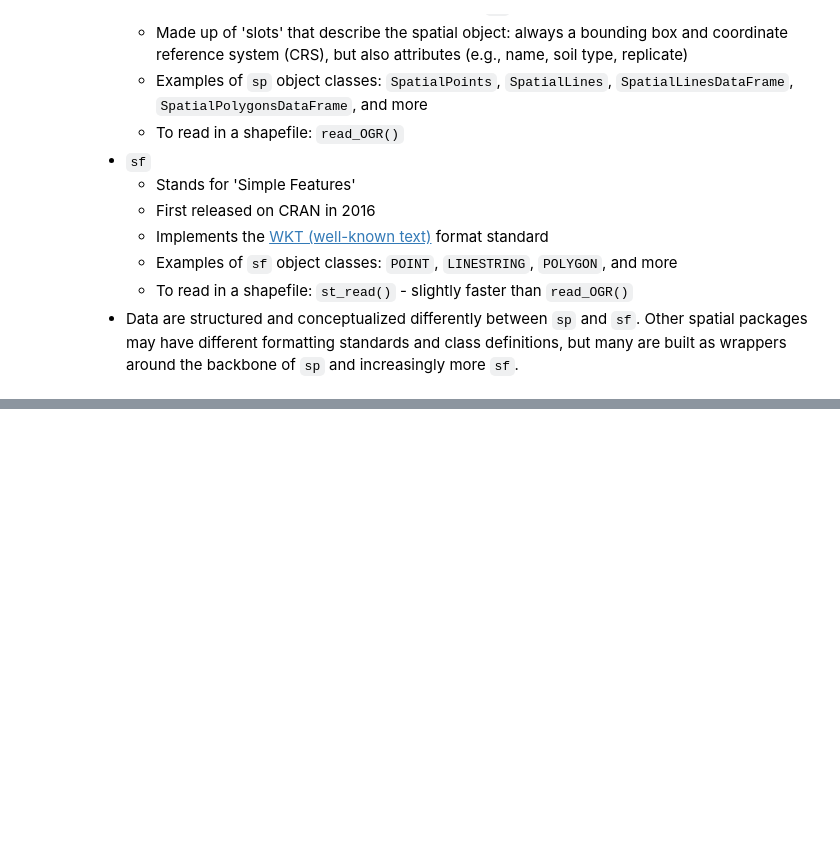
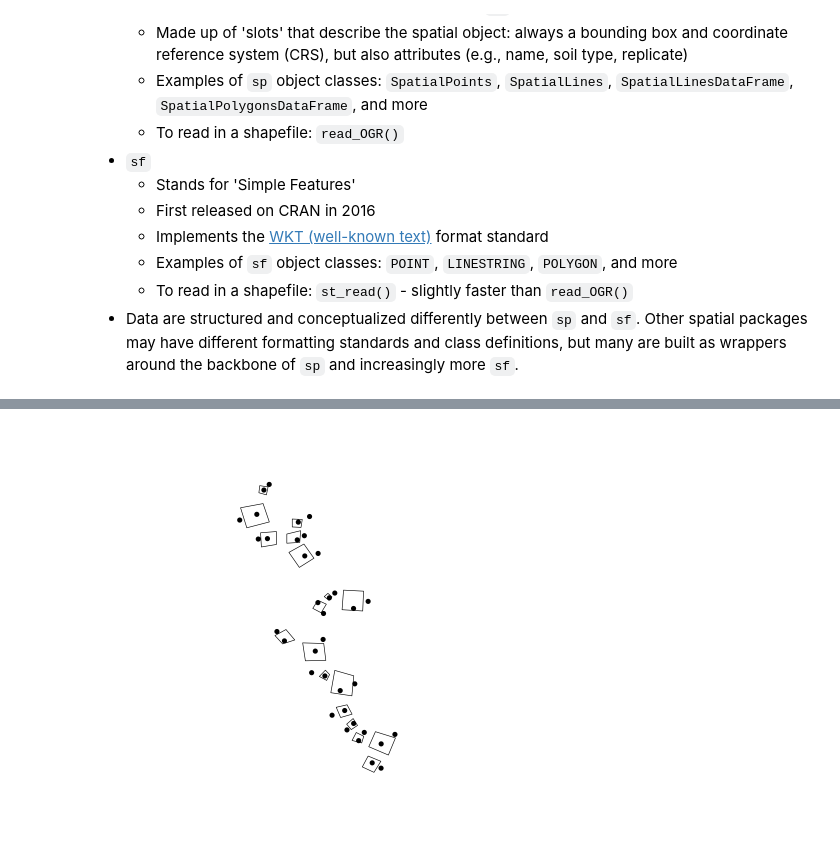
Before and after one commit to annaspiers/spatial-data_mapping_RLadies, a Jupyter notebook: tutorial.ipynb, the cells around one changed output, grey strips where cells are left out. Saved outputs shown, nothing was run; the diff lists cells and outputs as text; code cells hidden in the pictures; blank space fills up the shorter version.

```diff
--- a/tutorial.ipynb
+++ b/tutorial.ipynb
@@ -140,0 +245,9 @@ To do
+# %%
+# Transform fragments object to have same CRS as sites
+frags_sf_reproj <- st_transform(frags_sf, 4326)
+
+# Now plot fragments and sites together
+plot(st_geometry(frags_sf_reproj))
+plot(st_geometry(sites_sf), pch=19, add=T)
+# %% [output]
+[figure, added]
```
Also changed, not shown: parts of 24 cells of this notebook, 14 other files.
